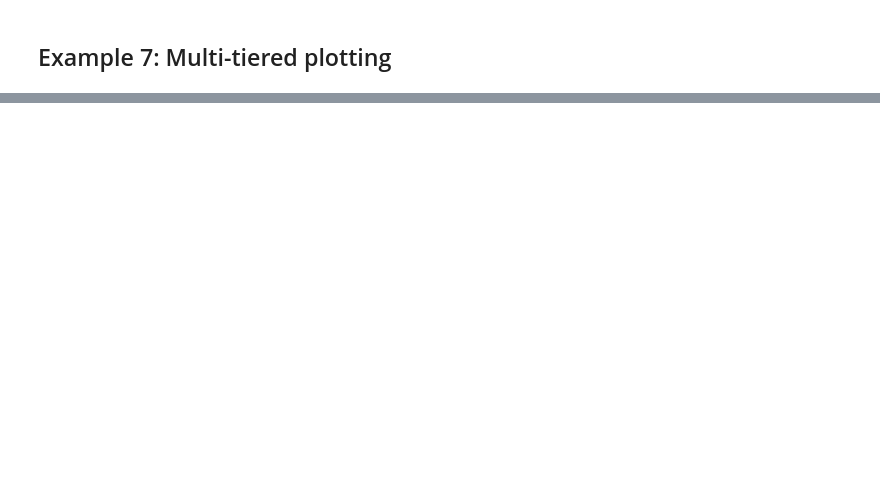
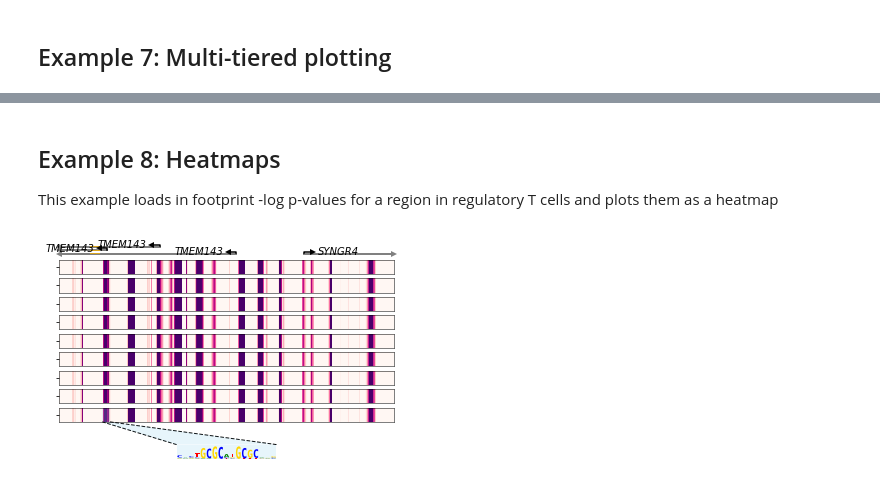
Before and after one commit to vierstralab/genome-tools, a Jupyter notebook: examples/UsageExamples.ipynb, the cells around one changed output, grey strips where cells are left out. Saved outputs shown, nothing was run; the diff lists cells and outputs as text; code cells hidden in the pictures; blank space fills up the shorter version.

Commit message:
Added a heamtmap track

```diff
--- a/examples/UsageExamples.ipynb
+++ b/examples/UsageExamples.ipynb
@@ -254,0 +255,35 @@ c1, c2, b1,b2, p = \
+# %% [markdown]
+## Example 8: Heatmaps
+
+This example loads in footprint -log p-values for a region in regulatory T cells and plots them as a heatmap
+# %%
+from genome_tools import load_data
+x = load_data("/net/seq/data/projects/footprints/GRCh38_no_alts.ver4/hTreg-DS14702/interval.all.bedgraph.gz",
+              interval, data_columns=[7]).T
+# %%
+from genome_tools.plotting import heatmap_track
+
+fig = plt.figure()
+
+gs = gridspec.GridSpec(12, 1, hspace=0.3)
+
+ax = fig.add_subplot(gs[0,:])
+track=gencode_annotation_track(interval)
+track.load_data("/home/jvierstra/data/genomes/hg38/gencode.v25.chr_patch_hapl_scaff.basic.annotation.gff3.gz")
+track.render(ax)
+
+for i in range(1, 10):
+    ax=fig.add_subplot(gs[i,:])
+
+    track=heatmap_track(interval, x, cmap='RdPu', vmin=2, vmax=10)
+    track.render(ax)
+
+ax_motif=fig.add_subplot(gs[11,:])
+plotting.pwm(mat).render(fig, ax_motif, type='ic', xoffset=motif.start, pad=20)
+
+# add the callout connector
+c1, c2, b1,b2, p = \
+    connectors.zoom_effect(ax_motif, ax, xlims=(motif.start, motif.end),
+                           ls='--', facecolor='skyblue')
+# %% [output]
+[figure, added]
```
Also changed, not shown: parts of 5 cells of this notebook, 5 other files.
